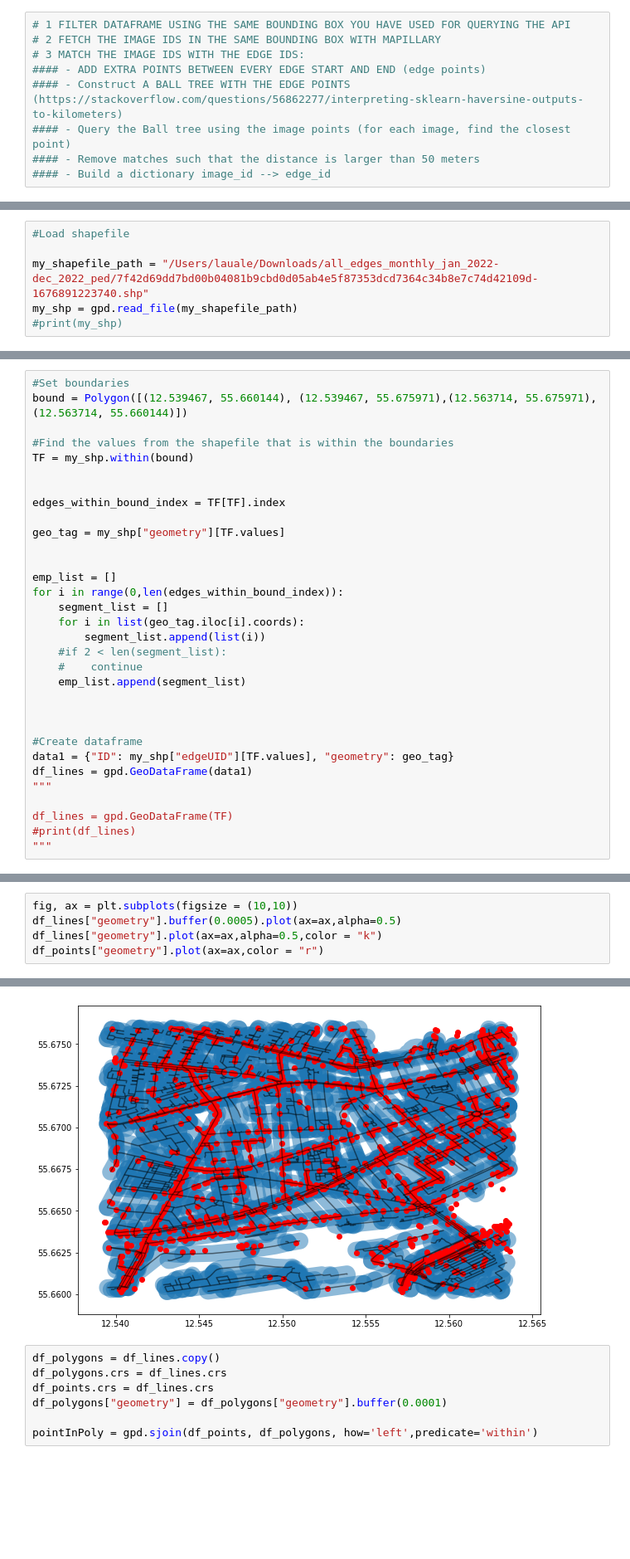
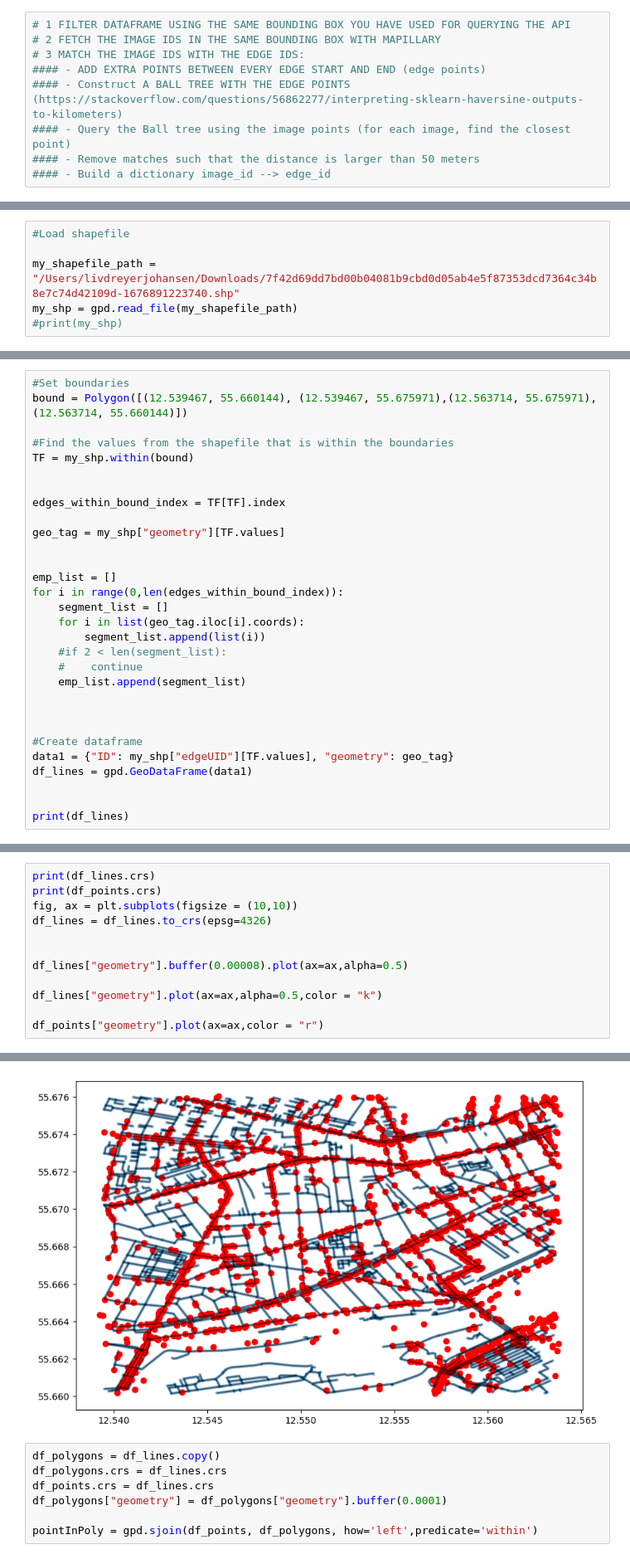
Before and after one commit to eliot75/FagproWalkability-, a Jupyter notebook: fagprojectupdate_LA.ipynb, the cells around one changed output, grey strips where cells are left out. Shown at 83% size. Saved outputs shown, nothing was run; the diff lists cells and outputs as text; blank space fills up the shorter version.

```diff
--- a/fagprojectupdate_LA.ipynb
+++ b/fagprojectupdate_LA.ipynb
@@ -24,7 +31,7 @@ from sklearn.neighbors import BallTree
 # %%
 #Load shapefile
 
-my_shapefile_path = "/Users/lauale/Downloads/all_edges_monthly_jan_2022-dec_2022_ped/7f42d69dd7bd00b04081b9cbd0d05ab4e5f87353dcd7364c34b8e7c74d42109d-1676891223740.shp"
+my_shapefile_path = "/Users/livdreyerjohansen/Downloads/7f42d69dd7bd00b04081b9cbd0d05ab4e5f87353dcd7364c34b8e7c74d42109d-1676891223740.shp"
 my_shp = gpd.read_file(my_shapefile_path)
 #print(my_shp)
 # %%
@@ -128,9 +136,7 @@ for i in range(0,len(edges_within_bound_index)):
 #Create dataframe
 data1 = {"ID": my_shp["edgeUID"][TF.values], "geometry": geo_tag}
 df_lines = gpd.GeoDataFrame(data1)
-"""
 
-df_lines = gpd.GeoDataFrame(TF)
-#print(df_lines)
-"""
+
+print(df_lines)
 # %% [output]
@@ -143,6 +162,13 @@ df_lines["geometry"].plot()
 # %%
+print(df_lines.crs)
+print(df_points.crs)
 fig, ax = plt.subplots(figsize = (10,10))
-df_lines["geometry"].buffer(0.0005).plot(ax=ax,alpha=0.5)
+df_lines = df_lines.to_crs(epsg=4326)
+
+
+df_lines["geometry"].buffer(0.00008).plot(ax=ax,alpha=0.5)
+
 df_lines["geometry"].plot(ax=ax,alpha=0.5,color = "k")
+
 df_points["geometry"].plot(ax=ax,color = "r")
 # %% [output]
@@ -151,4 +179,4 @@ df_points["geometry"].plot(ax=ax,color = "r")
-[figure, old version]
+[figure, new version]
 # %%
 df_polygons = df_lines.copy()
 df_polygons.crs = df_lines.crs
```
Also changed, not shown: parts of 9 cells of this notebook, 2 other files.
